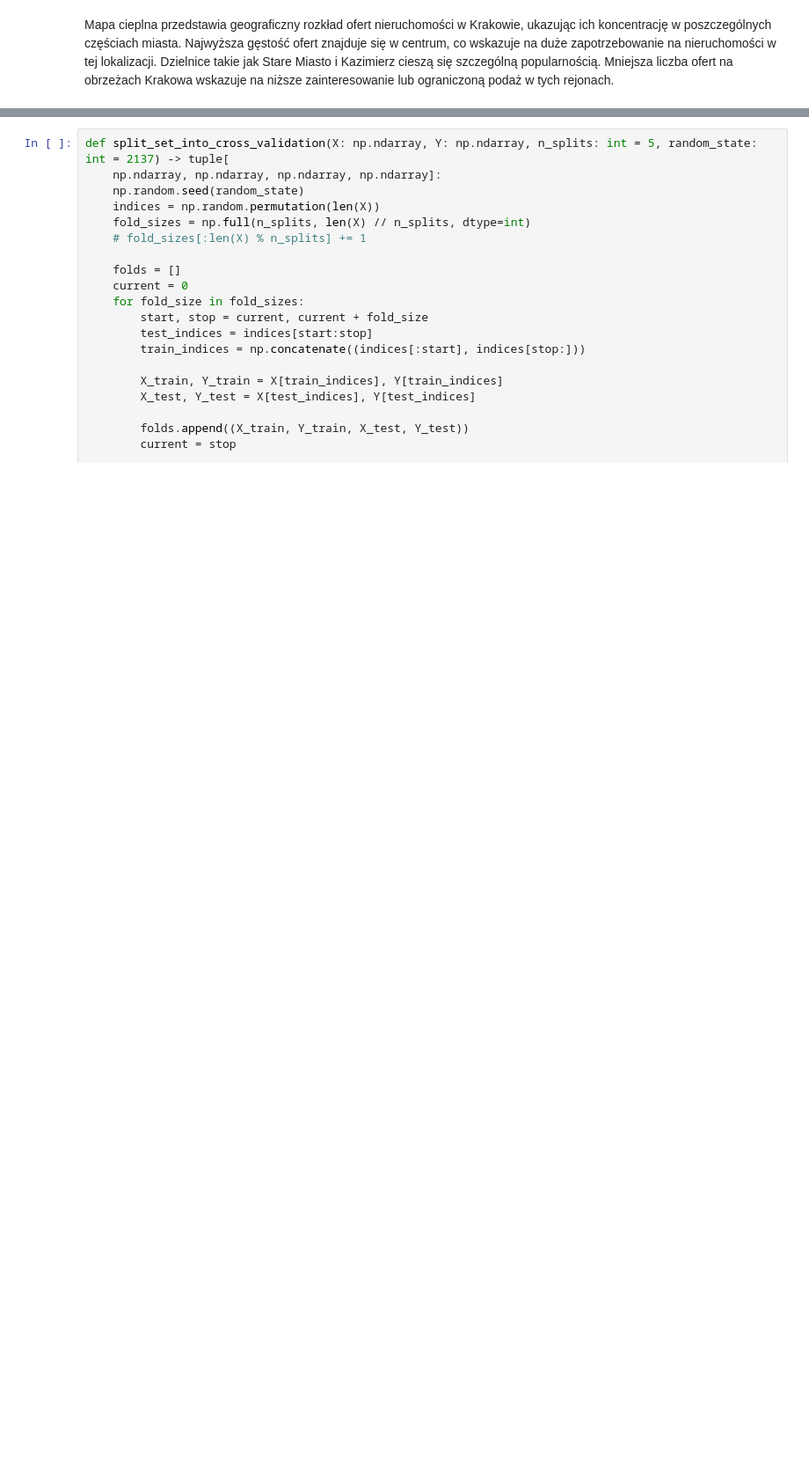
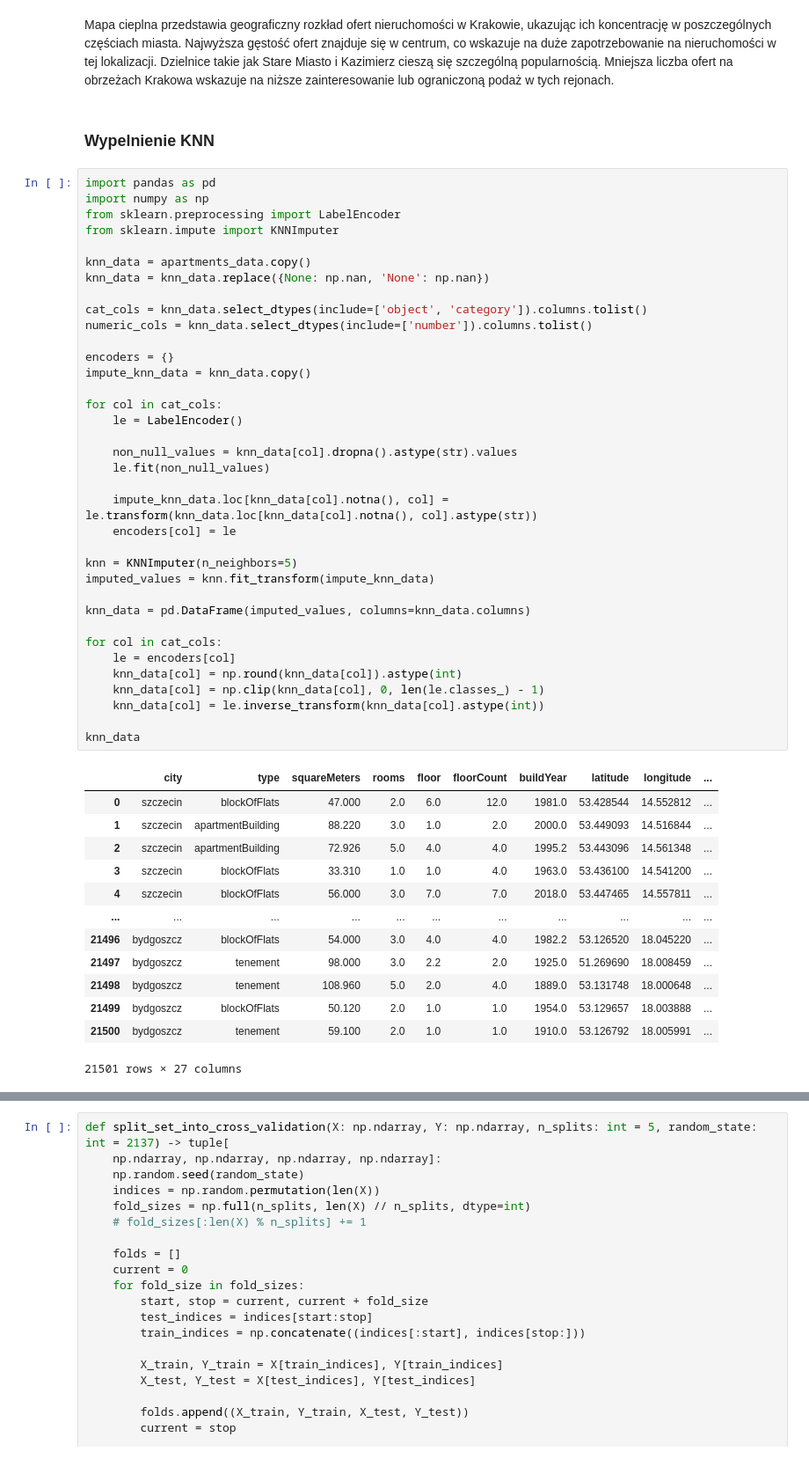
Before and after one commit to PiotrekCi/zmum-houses, a Jupyter notebook: main.ipynb, the cells around one changed output, grey strips where cells are left out. Shown at 88% size. Saved outputs shown, nothing was run; the diff lists cells and outputs as text; blank space fills up the shorter version.

```diff
--- a/main.ipynb
+++ b/main.ipynb
@@ -388,3 +399,55 @@ cracow_map
 [interactive output not drawn]
 # %% [markdown]
 Mapa cieplna przedstawia geograficzny rozkład ofert nieruchomości w Krakowie, ukazując ich koncentrację w poszczególnych częściach miasta. Najwyższa gęstość ofert znajduje się w centrum, co wskazuje na duże zapotrzebowanie na nieruchomości w tej lokalizacji. Dzielnice takie jak Stare Miasto i Kazimierz cieszą się szczególną popularnością. Mniejsza liczba ofert na obrzeżach Krakowa wskazuje na niższe zainteresowanie lub ograniczoną podaż w tych rejonach.
+# %% [markdown]
+### Wypelnienie KNN
+# %%
+import pandas as pd
+import numpy as np
+from sklearn.preprocessing import LabelEncoder
+from sklearn.impute import KNNImputer
+
+knn_data = apartments_data.copy()
+knn_data = knn_data.replace({None: np.nan, 'None': np.nan})
+
+cat_cols = knn_data.select_dtypes(include=['object', 'category']).columns.tolist()
+numeric_cols = knn_data.select_dtypes(include=['number']).columns.tolist()
+
+encoders = {}
+impute_knn_data = knn_data.copy()
+
+for col in cat_cols:
+    le = LabelEncoder()
+
+    non_null_values = knn_data[col].dropna().astype(str).values
+    le.fit(non_null_values)
+
+    impute_knn_data.loc[knn_data[col].notna(), col] = le.transform(knn_data.loc[knn_data[col].notna(), col].astype(str))
+    encoders[col] = le
+
+knn = KNNImputer(n_neighbors=5)
+imputed_values = knn.fit_transform(impute_knn_data)
+
+knn_data = pd.DataFrame(imputed_values, columns=knn_data.columns)
+
+for col in cat_cols:
+    le = encoders[col]
+    knn_data[col] = np.round(knn_data[col]).astype(int)
+    knn_data[col] = np.clip(knn_data[col], 0, len(le.classes_) - 1)
+    knn_data[col] = le.inverse_transform(knn_data[col].astype(int))
+
+knn_data
+# %% [output]
+|  | city | type | squareMeters | rooms | floor | floorCount | buildYear | latitude | longitude | ... |
+| 0 | szczecin | blockOfFlats | 47.000 | 2.0 | 6.0 | 12.0 | 1981.0 | 53.428544 | 14.552812 | ... |
+| 1 | szczecin | apartmentBuilding | 88.220 | 3.0 | 1.0 | 2.0 | 2000.0 | 53.449093 | 14.516844 | ... |
+| 2 | szczecin | apartmentBuilding | 72.926 | 5.0 | 4.0 | 4.0 | 1995.2 | 53.443096 | 14.561348 | ... |
+| 3 | szczecin | blockOfFlats | 33.310 | 1.0 | 1.0 | 4.0 | 1963.0 | 53.436100 | 14.541200 | ... |
+| 4 | szczecin | blockOfFlats | 56.000 | 3.0 | 7.0 | 7.0 | 2018.0 | 53.447465 | 14.557811 | ... |
+| ... | ... | ... | ... | ... | ... | ... | ... | ... | ... | ... |
+| 21496 | bydgoszcz | blockOfFlats | 54.000 | 3.0 | 4.0 | 4.0 | 1982.2 | 53.126520 | 18.045220 | ... |
+| 21497 | bydgoszcz | tenement | 98.000 | 3.0 | 2.2 | 2.0 | 1925.0 | 51.269690 | 18.008459 | ... |
+| 21498 | bydgoszcz | tenement | 108.960 | 5.0 | 2.0 | 4.0 | 1889.0 | 53.131748 | 18.000648 | ... |
+| 21499 | bydgoszcz | blockOfFlats | 50.120 | 2.0 | 1.0 | 1.0 | 1954.0 | 53.129657 | 18.003888 | ... |
+| 21500 | bydgoszcz | tenement | 59.100 | 2.0 | 1.0 | 1.0 | 1910.0 | 53.126792 | 18.005991 | ... |
+21501 rows × 27 columns
```
Also changed, not shown: parts of 21 cells of this notebook.
